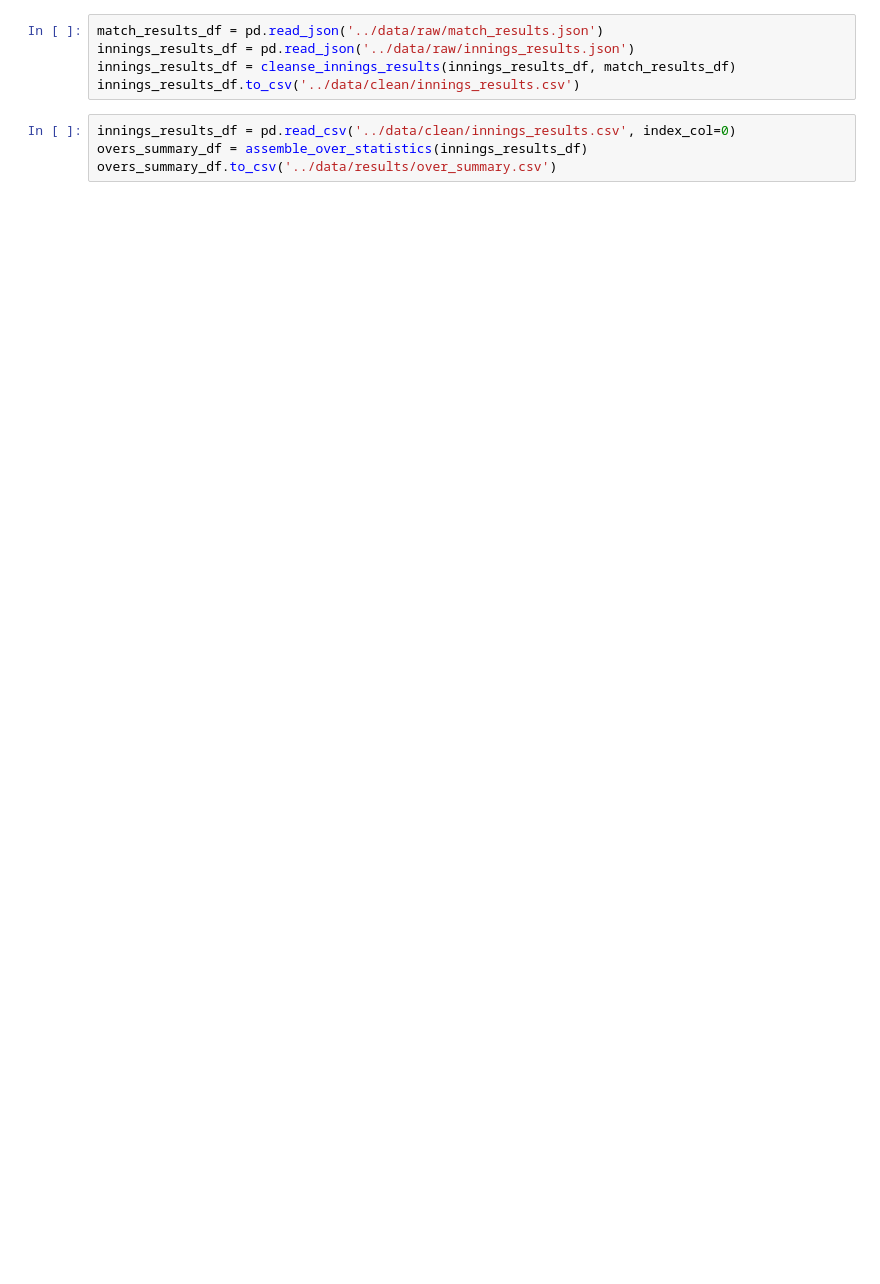
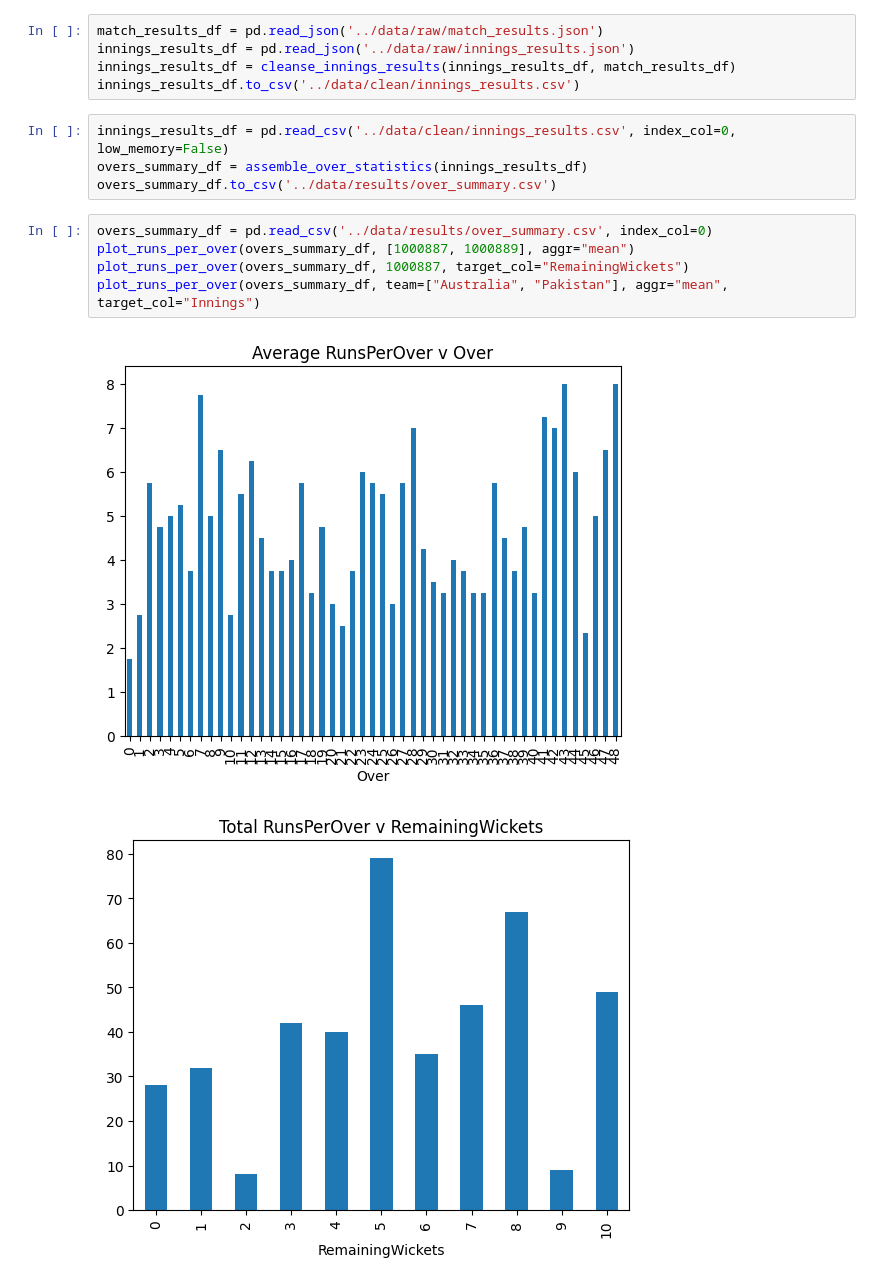
Before and after one commit to dkStephanos/cricket_run_predictor, a Jupyter notebook: jupyter/question2.ipynb, the cells around one changed output. Saved outputs shown, nothing was run; the diff lists cells and outputs as text; blank space fills up the shorter version.

Commit message:
setting up visualization

```diff
--- a/jupyter/question2.ipynb
+++ b/jupyter/question2.ipynb
@@ -8,6 +9,14 @@ innings_results_df = pd.read_json('../data/raw/innings_results.json')
 innings_results_df = cleanse_innings_results(innings_results_df, match_results_df)
 innings_results_df.to_csv('../data/clean/innings_results.csv')
 # %%
-innings_results_df = pd.read_csv('../data/clean/innings_results.csv', index_col=0)
+innings_results_df = pd.read_csv('../data/clean/innings_results.csv', index_col=0, low_memory=False)
 overs_summary_df = assemble_over_statistics(innings_results_df)
 overs_summary_df.to_csv('../data/results/over_summary.csv')
+# %%
+overs_summary_df = pd.read_csv('../data/results/over_summary.csv', index_col=0)
+plot_runs_per_over(overs_summary_df, [1000887, 1000889], aggr="mean")
+plot_runs_per_over(overs_summary_df, 1000887, target_col="RemainingWickets")
+plot_runs_per_over(overs_summary_df, team=["Australia", "Pakistan"], aggr="mean", target_col="Innings")
+# %% [output]
+[figure, added]
+[figure, added]
```
Also changed, not shown: parts of 2 cells of this notebook, 4 other files.
